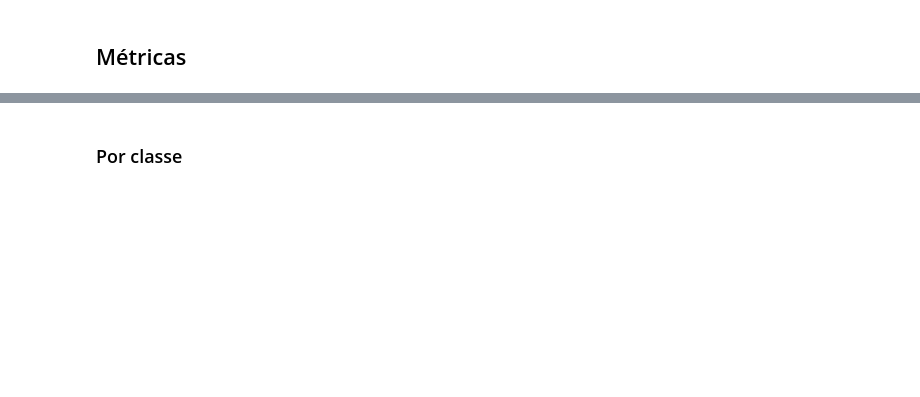
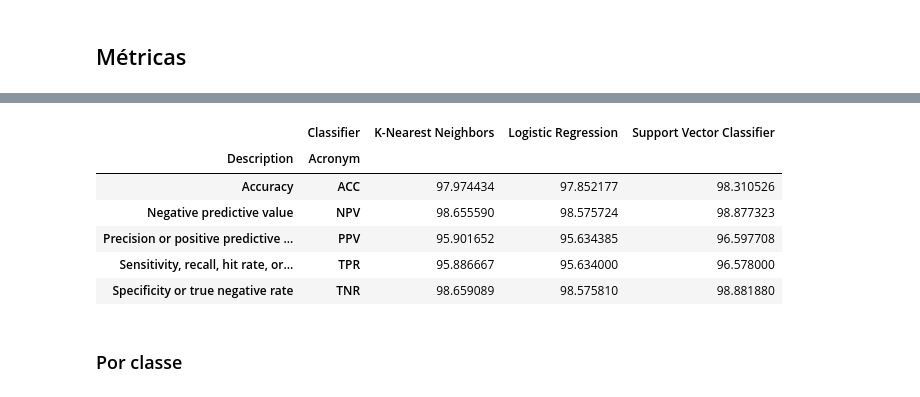
Before and after one commit to cristianokiu/desafio_datascience_intelivix_dez2016, a Jupyter notebook: Basico.ipynb, the cells around one changed output, grey strips where cells are left out. Cells and saved outputs as stored; diff of their text form; code cells hidden in the pictures; blank space fills up the shorter version.

```diff
--- a/Basico.ipynb
+++ b/Basico.ipynb
@@ -193,2 +190,13 @@ Logistic Regression
+# %%
+metrics[metrics.Acronym.isin(metric_types)].\
+    pivot_table(index=['Description', 'Acronym'], columns=['Classifier'], values='Value', aggfunc='mean')
+# %% [output]
+|  | Classifier | K-Nearest Neighbors | Logistic Regression | Support Vector Classifier |
+| Description | Acronym |  |  |  |
+| Accuracy | ACC | 97.974434 | 97.852177 | 98.310526 |
+| Negative predictive value | NPV | 98.655590 | 98.575724 | 98.877323 |
+| Precision or positive predictive ... | PPV | 95.901652 | 95.634385 | 96.597708 |
+| Sensitivity, recall, hit rate, or... | TPR | 95.886667 | 95.634000 | 96.578000 |
+| Specificity or true negative rate | TNR | 98.659089 | 98.575810 | 98.881880 |
 # %% [markdown]
 ### Por classe
```
Also changed, not shown: parts of 20 cells of this notebook, 1 other file.
